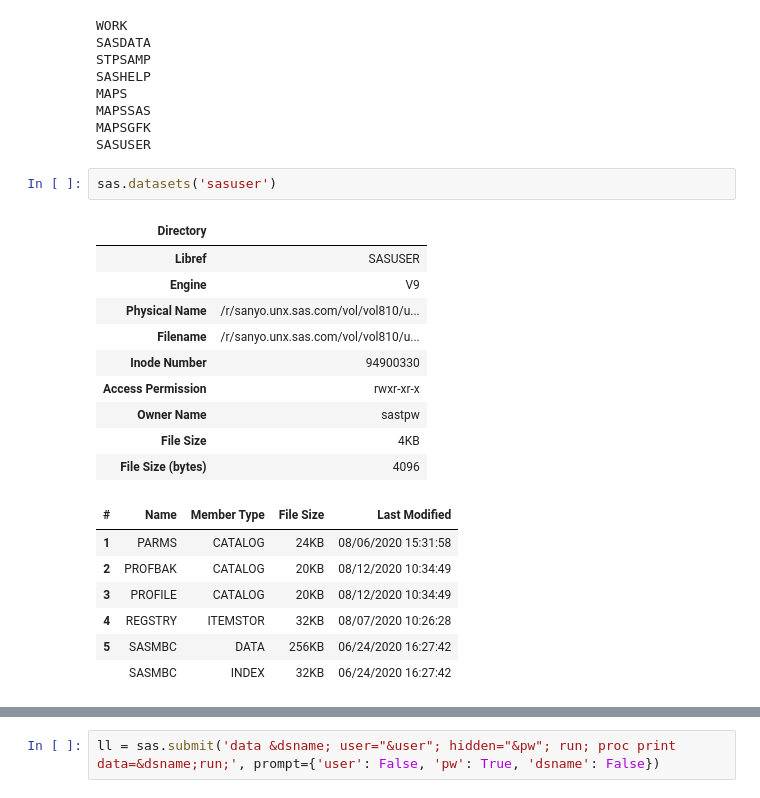
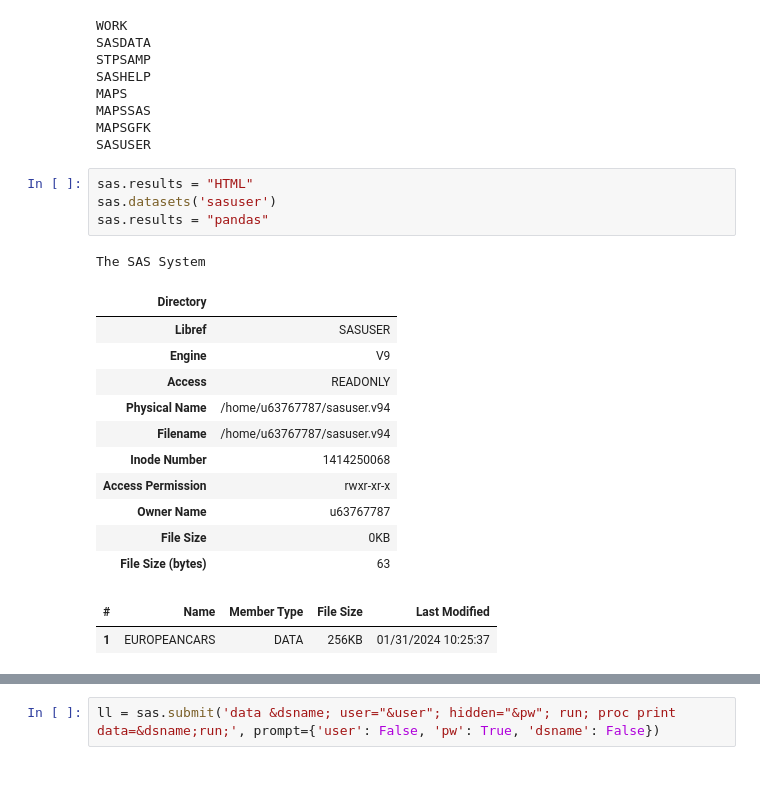
Before and after one commit to 0xdomyz/sas_collection, a Jupyter notebook: saspy_scripts/SASsession.ipynb, the cells around one changed output, grey strips where cells are left out. Drawn from its saved outputs; the diff is of its cells as text.

```diff
--- a/saspy_scripts/SASsession.ipynb
+++ b/saspy_scripts/SASsession.ipynb
@@ -53,22 +82,21 @@ MAPSSAS
 MAPSGFK
 SASUSER
 # %%
+sas.results = "HTML"
 sas.datasets('sasuser')
+sas.results = "pandas"
 # %% [output]
+The SAS System
 | Directory |  |
 | Libref | SASUSER |
 | Engine | V9 |
-| Physical Name | /r/sanyo.unx.sas.com/vol/vol810/u... |
-| Filename | /r/sanyo.unx.sas.com/vol/vol810/u... |
-| Inode Number | 94900330 |
+| Access | READONLY |
+| Physical Name | /home/u63767787/sasuser.v94 |
+| Filename | /home/u63767787/sasuser.v94 |
+| Inode Number | 1414250068 |
 | Access Permission | rwxr-xr-x |
-| Owner Name | sastpw |
-| File Size | 4KB |
-| File Size (bytes) | 4096 |
+| Owner Name | u63767787 |
+| File Size | 0KB |
+| File Size (bytes) | 63 |
 | # | Name | Member Type | File Size | Last Modified |
-| 1 | PARMS | CATALOG | 24KB | 08/06/2020 15:31:58 |
-| 2 | PROFBAK | CATALOG | 20KB | 08/12/2020 10:34:49 |
-| 3 | PROFILE | CATALOG | 20KB | 08/12/2020 10:34:49 |
-| 4 | REGSTRY | ITEMSTOR | 32KB | 08/07/2020 10:26:28 |
-| 5 | SASMBC | DATA | 256KB | 06/24/2020 16:27:42 |
-|  | SASMBC | INDEX | 32KB | 06/24/2020 16:27:42 |
+| 1 | EUROPEANCARS | DATA | 256KB | 01/31/2024 10:25:37 |
```
Also changed, not shown: parts of 11 cells of this notebook, 1 other file.
